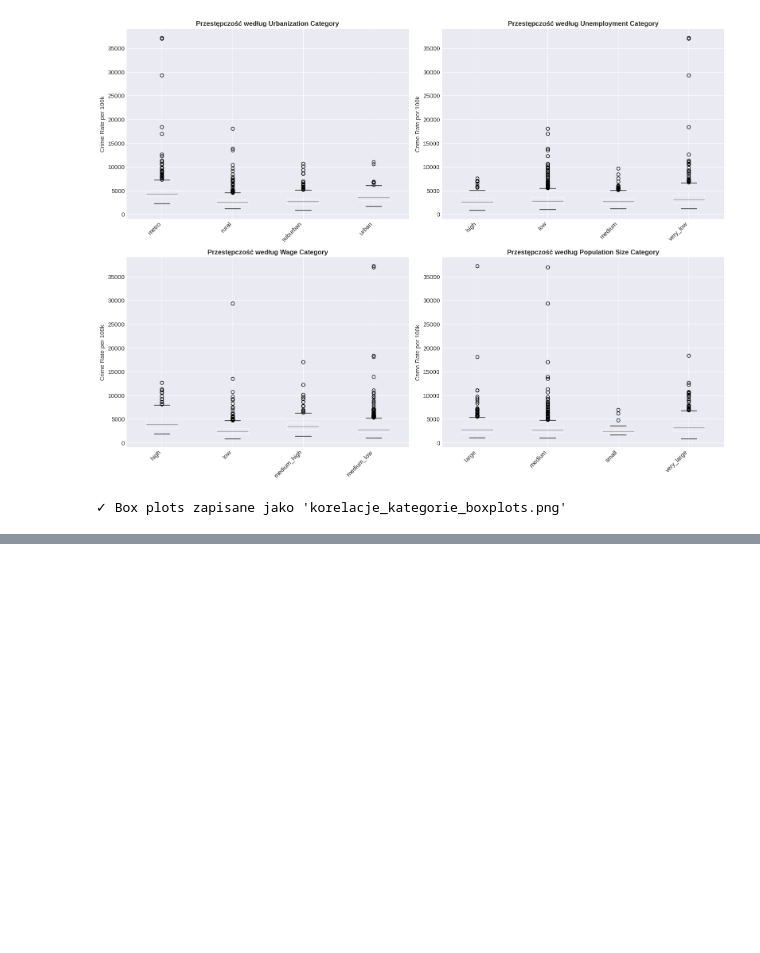
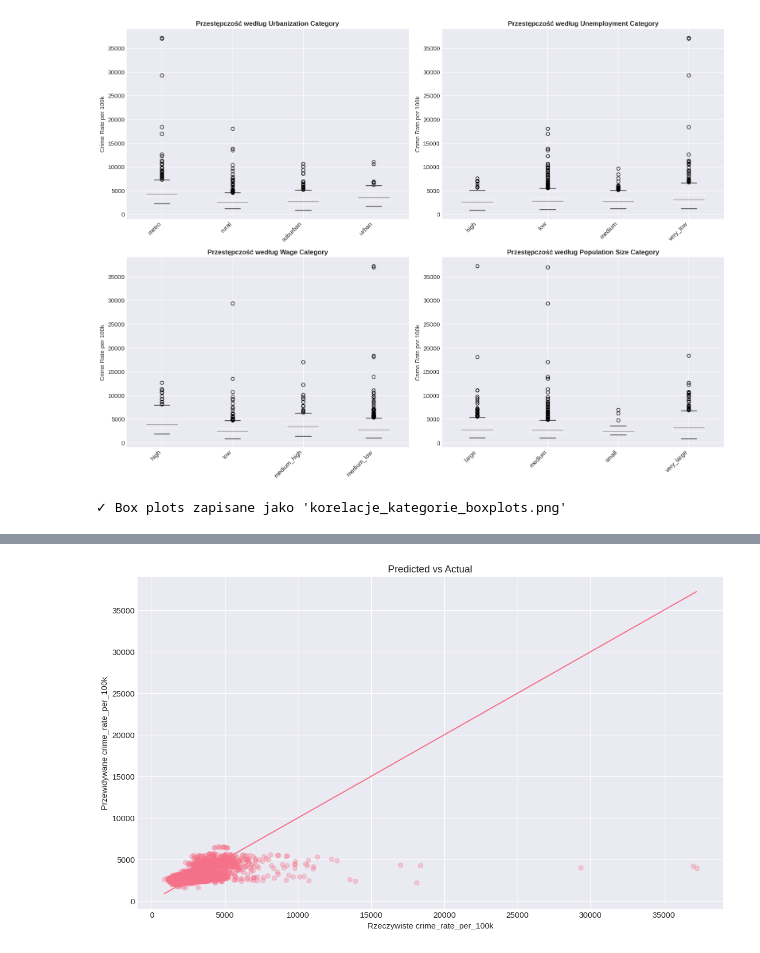
Before and after one commit to imizgun/polish-crimes-eda, a Jupyter notebook: polish_crimes_eda.ipynb, the cells around one changed output, grey strips where cells are left out. Cells and saved outputs as stored; diff of their text form; code cells hidden in the pictures; blank space fills up the shorter version.

```diff
--- a/polish_crimes_eda.ipynb
+++ b/polish_crimes_eda.ipynb
@@ -801,0 +870,12 @@ print("="*80)
+# %%
+y_pred = model.predict(X_scaled)
+
+plt.figure()
+plt.scatter(y, y_pred, alpha=0.3)
+plt.plot([y.min(), y.max()], [y.min(), y.max()])
+plt.xlabel("Rzeczywiste crime_rate_per_100k")
+plt.ylabel("Przewidywane crime_rate_per_100k")
+plt.title("Predicted vs Actual")
+plt.show()
+# %% [output]
+[figure, added]
```
Also changed, not shown: parts of 13 cells of this notebook, 6 other files.
